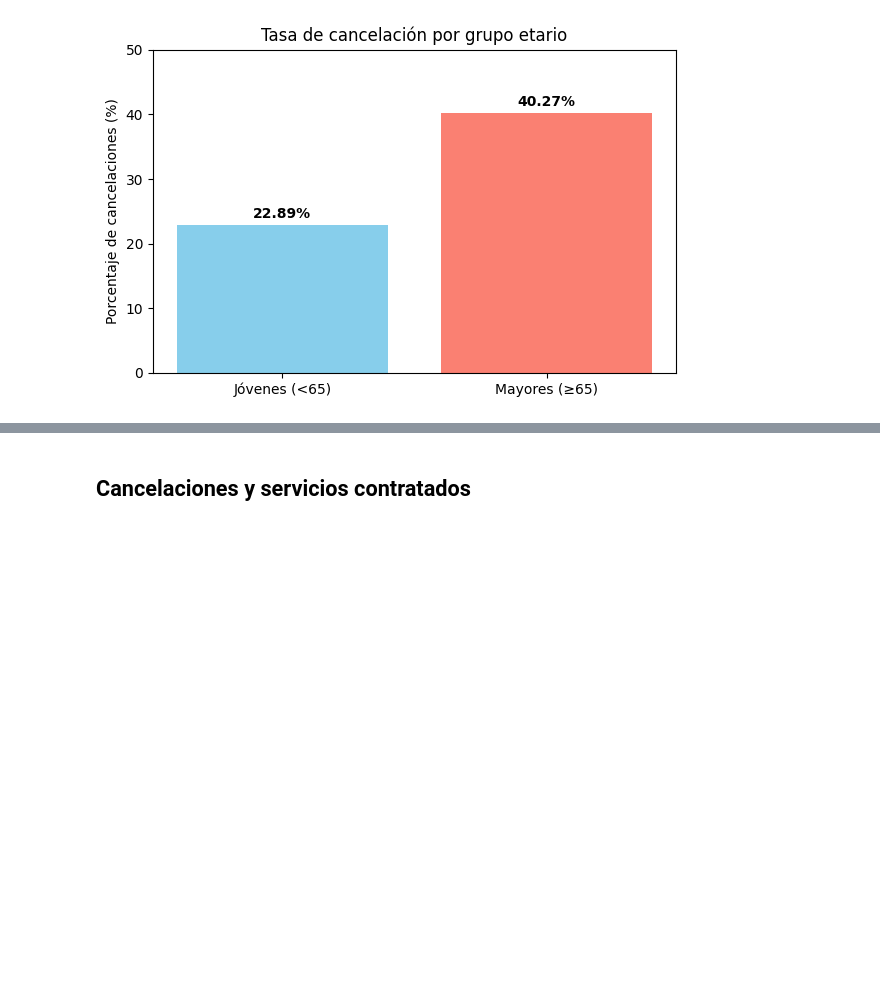
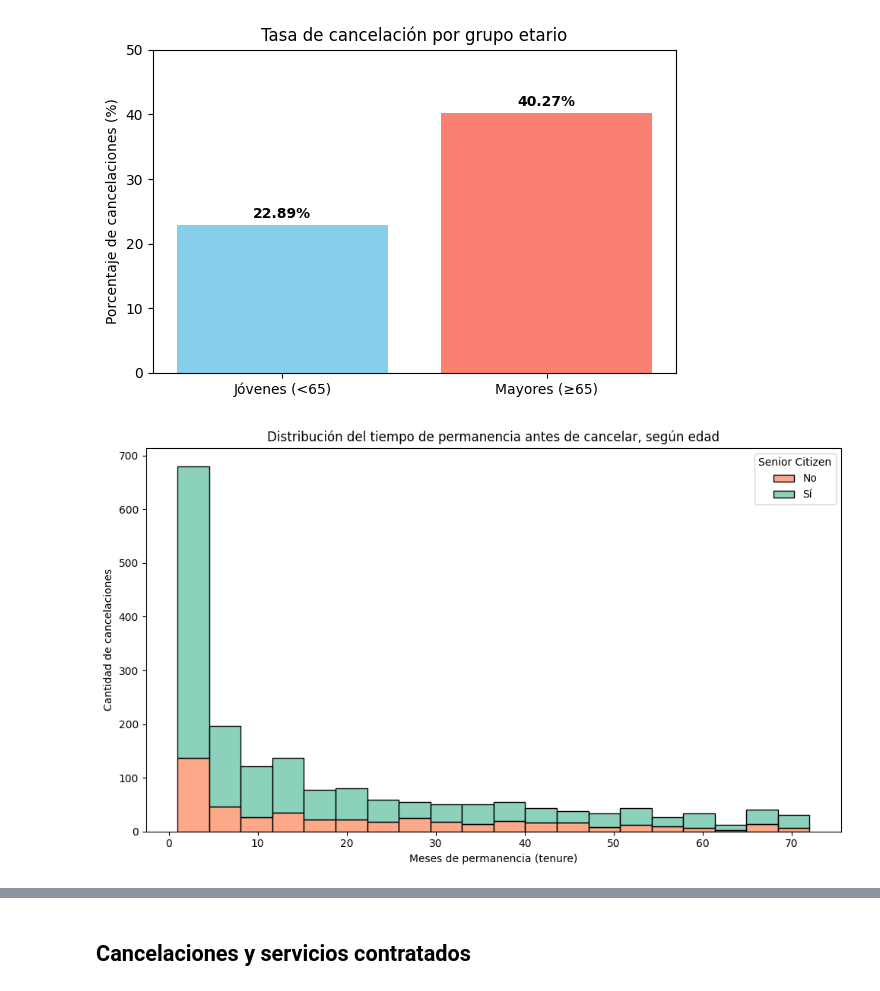
Before and after one commit to marsavil/telecom_x_challenge, a Jupyter notebook: TelecomX_LATAM.ipynb, the cells around one changed output, grey strips where cells are left out. Saved outputs shown, nothing was run; the diff lists cells and outputs as text; code cells hidden in the pictures; blank space fills up the shorter version.

```diff
--- a/TelecomX_LATAM.ipynb
+++ b/TelecomX_LATAM.ipynb
@@ -230,3 +230,19 @@ plt.tight_layout()
 plt.show()
 # %% [output]
 [figure]
+# %%
+# Filtramos solo los clientes que cancelaron
+churn_df = df[df['Churn'] == 'Yes']
+
+# Configuramos el gráfico
+plt.figure(figsize=(10, 6))
+sns.histplot(data=churn_df, x='customer_tenure', hue='customer_SeniorCitizen', multiple='stack', palette='Set2', bins=20)
+
+plt.title('Distribución del tiempo de permanencia antes de cancelar, según edad')
+plt.xlabel('Meses de permanencia (tenure)')
+plt.ylabel('Cantidad de cancelaciones')
+plt.legend(title='Senior Citizen', labels=['No', 'Sí'])
+plt.tight_layout()
+plt.show()
+# %% [output]
+[figure, added]
```
Also changed, not shown: parts of 25 cells of this notebook, 7 other files.
